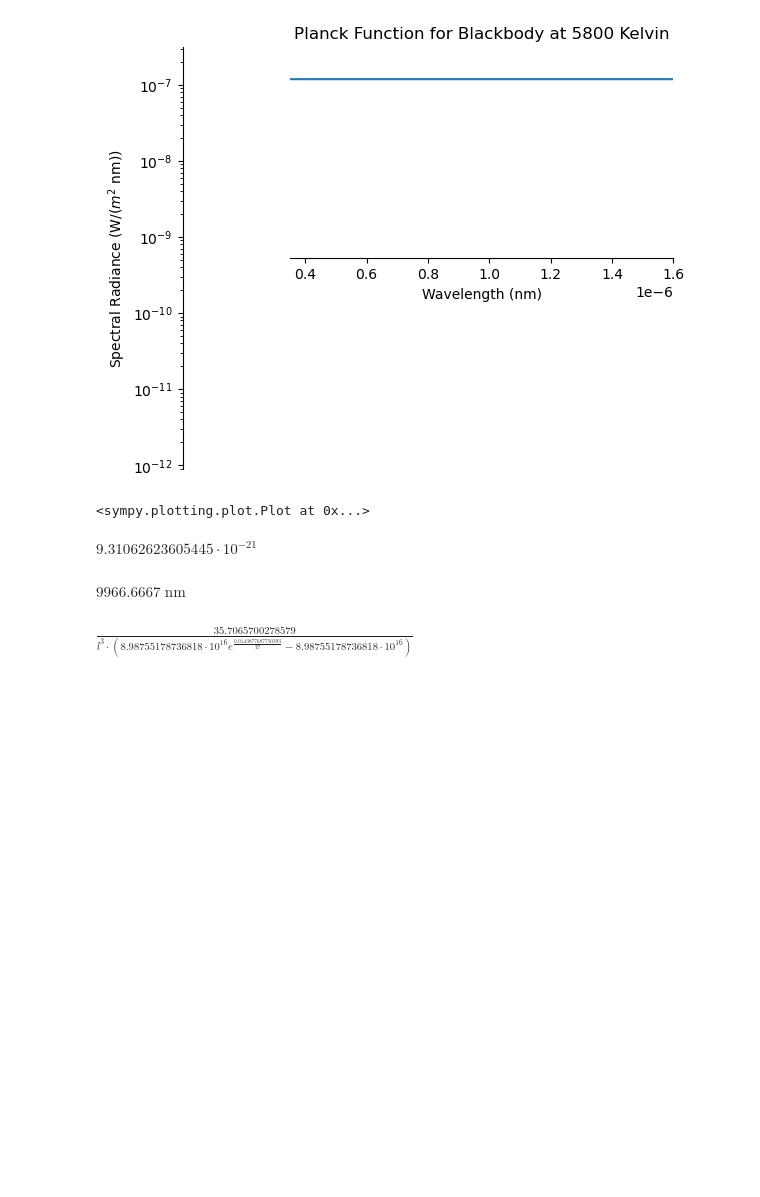
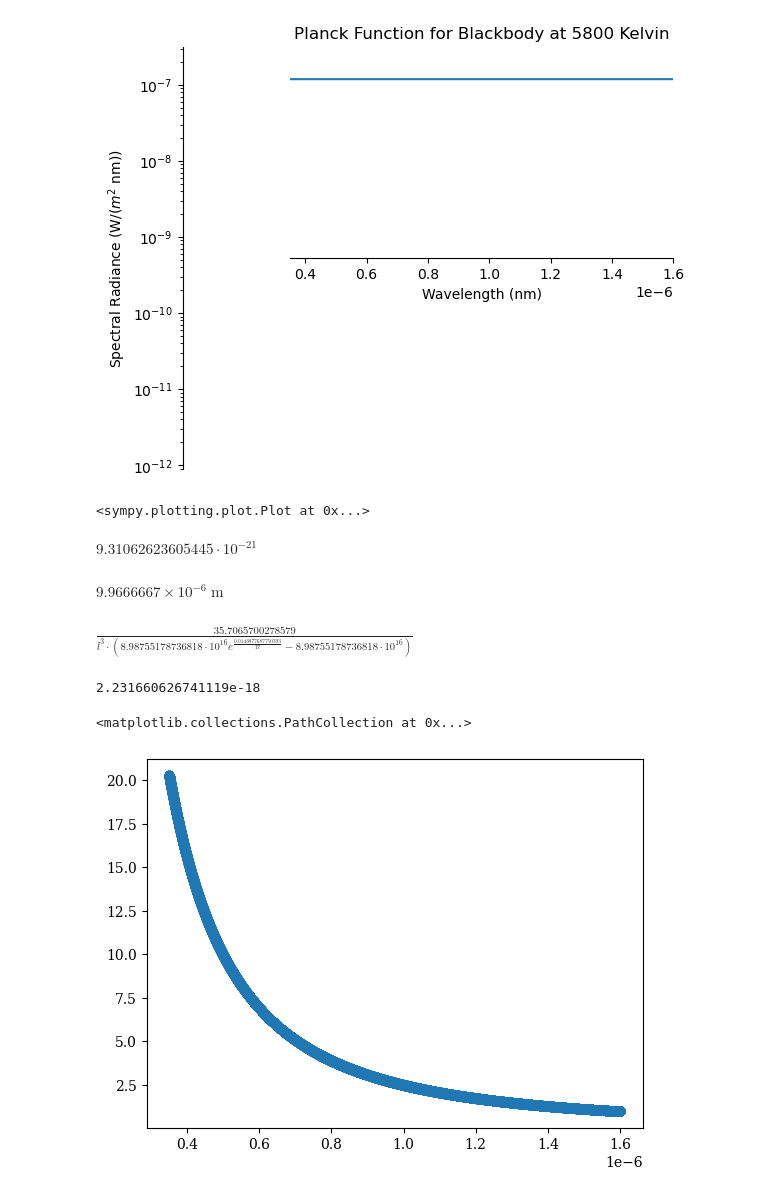
Before and after one commit to MarcosP7635/Ay105, a Jupyter notebook: Lab1.ipynb, the cells around one changed output. Cells and saved outputs as stored; diff of their text form; code cells hidden in the pictures; blank space fills up the shorter version.

```diff
--- a/Lab1.ipynb
+++ b/Lab1.ipynb
@@ -59,10 +86,22 @@ B(300, 1600 * 10**-9, True)
 # %% [output]
 $\displaystyle 9.31062623605445 \cdot 10^{-21}$
 # %%
-(2.99 * units.mm / 300).to(units.nm)
+(2.99 * units.mm / 300).to(units.m)
 # %% [output]
-$9966.6667 \; \mathrm{nm}$
+$9.9666667 \times 10^{-6} \; \mathrm{m}$
 # %%
 B(T, l, True) * 10**9
 # %% [output]
 $\displaystyle \frac{35.7065700278579}{l^{3} \cdot \left(8.98755178736818 \cdot 10^{16} e^{\frac{0.0143877687750393}{T l}} - 8.98755178736818 \cdot 10^{16}\right)}$
+# %%
+my_fun = sympy.lambdify(l, B(300, l, True))
+my_fun(1000)
+# %% [output]
+2.231660626741119e-18
+# %%
+wavelengths = np.linspace(350 * 10**-9, 1600 * 10**-9, 10**5)
+radiances = [my_fun(l) for l in wavelengths]
+plt.scatter(wavelengths, radiances)
+# %% [output]
+<matplotlib.collections.PathCollection at 0x...>
+[figure, added]
```
Also changed, not shown: parts of 4 cells of this notebook.
